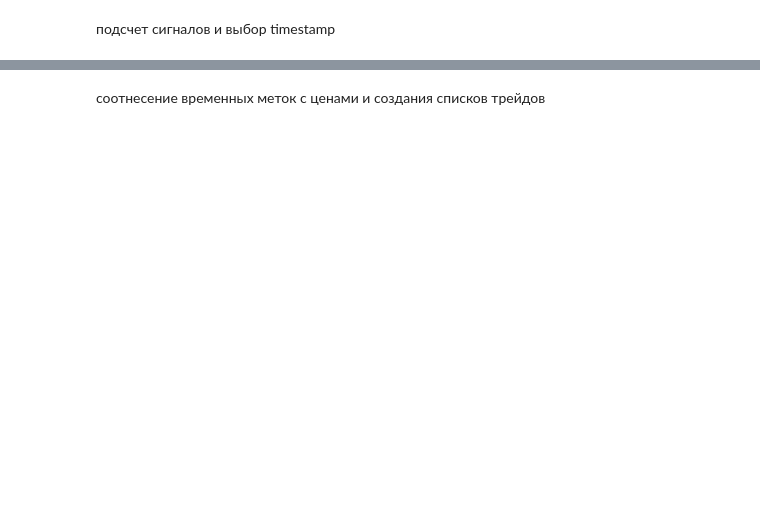
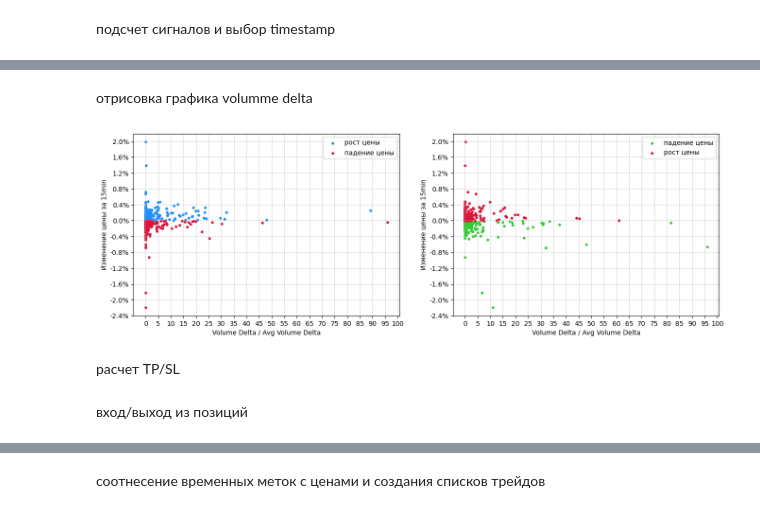
Before and after one commit to dmitriyjopov/trading-bot, a Jupyter notebook: src/visual_j.ipynb, the cells around one changed output, grey strips where cells are left out. Cells and saved outputs as stored; diff of their text form; code cells hidden in the pictures; blank space fills up the shorter version.

```diff
--- a/src/visual_j.ipynb
+++ b/src/visual_j.ipynb
@@ -35,7 +35,7 @@ end_time = time.time()
 
 price_bar = (
     df.set_index('recv_time')['price']
-      .resample(PERIOD_BIG)
+      .resample(PERIOD_SMALL)
       .last()            # закрытие бара
       .ffill()           # если бар пустой — дублируем предыдущее значение
       .rename('price')
@@ -46,9 +46,9 @@ indicators_df = pd.concat(
     [va_df, delta, vpin, rf, ofi, kyle_lambda, cum_delta], axis=1
 ).join(price_bar, how='left')
 
-to_fill = ['POC_price','POC_volume','VAH','VAL','RF','volume_delta','cum_delta','Kyle_Lambda']
+to_fill = ['POC_price','POC_volume','VAH','VAL','RF','cum_delta','Kyle_Lambda']
 indicators_df[to_fill] = indicators_df[to_fill].ffill()
 
-print(indicators_df.head(10))
+print(price_bar)
 print(f'время подсчета {end_time-strat_time} секунд')
 # %% [output]
@@ -181,0 +170,56 @@ DatetimeIndex(['2025-07-20 00:00:00', '2025-07-20 00:15:00',
+# %% [markdown]
+отрисовка графика volumme delta
+# %%
+from matplotlib.ticker import MaxNLocator, MultipleLocator, FuncFormatter
+
+n = 1
+ratios = pd.DataFrame({
+    'avg_neg': avg_neg_delta,
+    'avg_pos': avg_pos_delta,
+    'del_neg': neg_delta,
+    'del_pos': pos_delta,
+    'ratio_pos': (pos_delta / avg_pos_delta),
+    'ratio_neg': (neg_delta / avg_neg_delta),
+    'delta_price': (P.shift(-n) - P),  # абсолютное изменение цены
+    'persent_del_price' : (P.shift(-n))/P - 1
+}).dropna()
+
+fig, axes = plt.subplots(
+    1, 2,
+    figsize=(16, 5)
+)
+
+pos_good_case = ratios['delta_price'] >= 0
+pos_bad_case = ratios['delta_price'] < 0
+
+neg_good_case = pos_bad_case
+neg_bad_case = pos_good_case
+
+axes[0].scatter(ratios[pos_good_case]['ratio_pos'], ratios[pos_good_case]['persent_del_price'], color = 'dodgerblue', s=10, label='рост цены')
+axes[0].scatter(ratios[pos_bad_case]['ratio_pos'], ratios[pos_bad_case]['persent_del_price'], color = 'crimson', s=10, label='падение цены')
+axes[0].legend(loc='upper right')
+
+axes[1].scatter(ratios[neg_good_case]['ratio_neg'], ratios[neg_good_case]['persent_del_price'], color = 'limegreen', s=10, label='падение цены')
+axes[1].scatter(ratios[neg_bad_case]['ratio_neg'], ratios[neg_bad_case]['persent_del_price'], color = 'crimson', s=10, label='рост цены')
+axes[1].legend(loc='upper right')
+
+axes[0].set_ylabel(f'изменение цены за {PERIOD_SMALL} в %')
+axes[0].set_xlabel('volume delta / avg volume delta')
+
+axes[1].set_ylabel(f'изменение цены за {PERIOD_SMALL} в %')
+axes[1].set_xlabel('volume delta / avg volume delta')
+
+for ax in axes:
+    # ось y
+    ax.yaxis.set_major_locator(MaxNLocator(nbins=15))  # 15 делений по Y
+
+    ax.yaxis.set_major_formatter(FuncFormatter(lambda x, _: f'{x:.1%}'))
+
+    # ось х
+    ax.xaxis.set_major_locator(MultipleLocator(5))
+
+    ax.grid(True, linestyle='--', alpha=0.7)
+    ax.set_ylabel(f'Изменение цены за {PERIOD_SMALL}', fontsize=10)
+    ax.set_xlabel('Volume Delta / Avg Volume Delta', fontsize=10)
+# %% [output]
+[figure, added]
@@ -181,0 +315,4 @@ DatetimeIndex(['2025-07-20 00:00:00', '2025-07-20 00:15:00',
+# %% [markdown]
+расчет TP/SL
+# %% [markdown]
+вход/выход из позиций
```
Also changed, not shown: parts of 14 cells of this notebook.
